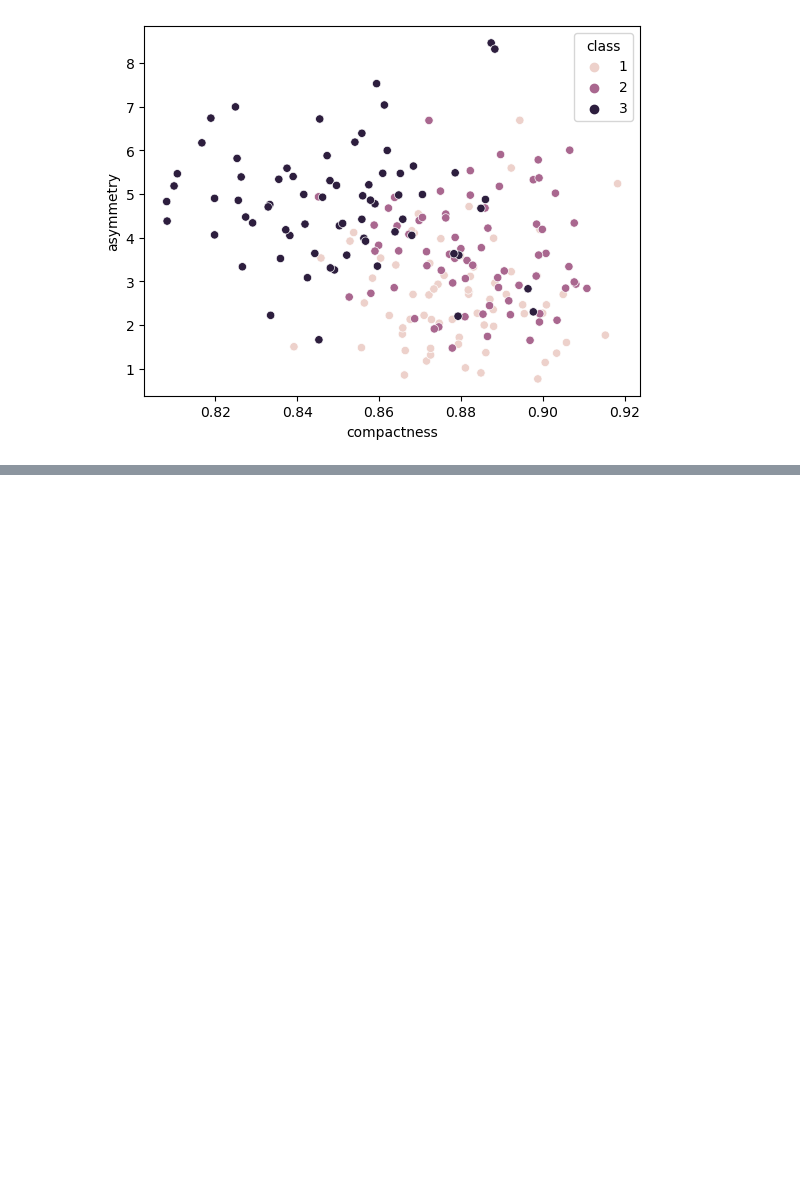
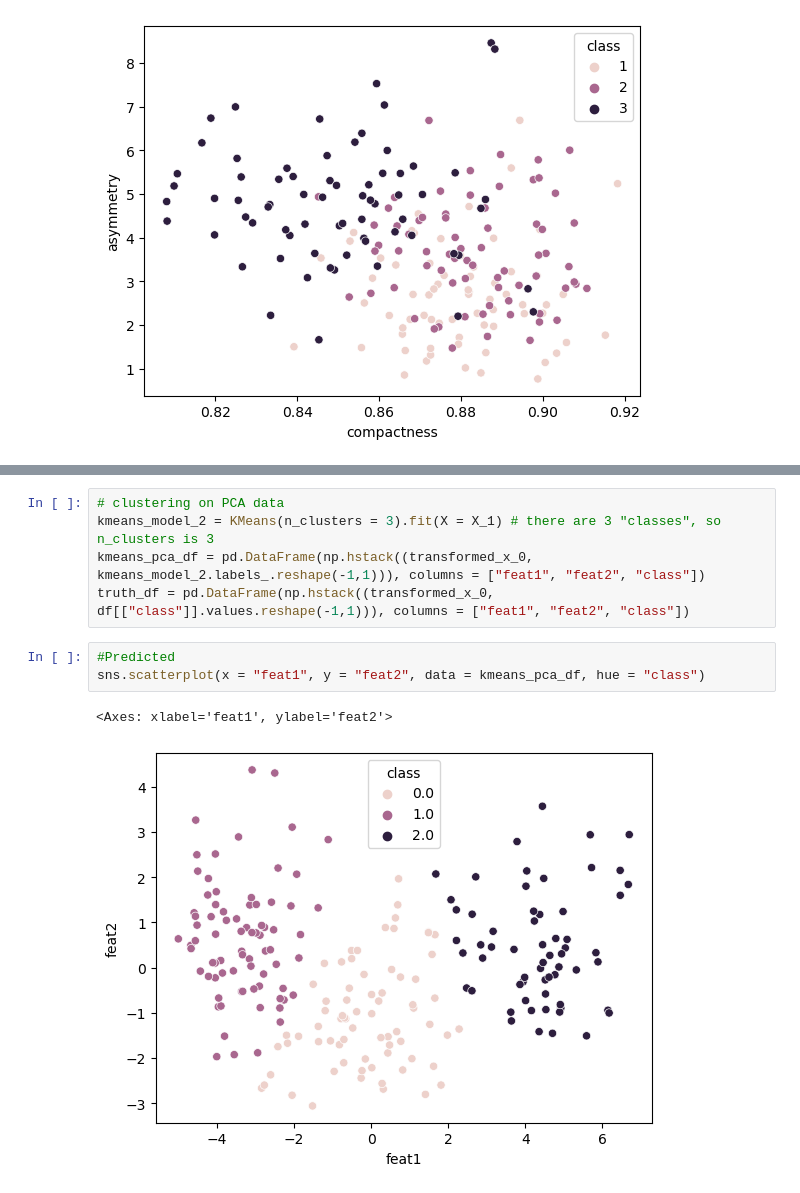
Before and after one commit to aswathr/ml_learn_fcc, a Jupyter notebook: 3_seeds.ipynb, the cells around one changed output, grey strips where cells are left out. Saved outputs shown, nothing was run; the diff lists cells and outputs as text; blank space fills up the shorter version.

```diff
--- a/3_seeds.ipynb
+++ b/3_seeds.ipynb
@@ -175,0 +194,11 @@ sns.scatterplot(x = x_0, y = x_1, data = df, hue = "class")
+# %%
+# clustering on PCA data
+kmeans_model_2 = KMeans(n_clusters = 3).fit(X = X_1) # there are 3 "classes", so n_clusters is 3
+kmeans_pca_df = pd.DataFrame(np.hstack((transformed_x_0, kmeans_model_2.labels_.reshape(-1,1))), columns = ["feat1", "feat2", "class"])
+truth_df = pd.DataFrame(np.hstack((transformed_x_0, df[["class"]].values.reshape(-1,1))), columns = ["feat1", "feat2", "class"])
+# %%
+#Predicted
+sns.scatterplot(x = "feat1", y = "feat2", data = kmeans_pca_df, hue = "class")
+# %% [output]
+<Axes: xlabel='feat1', ylabel='feat2'>
+[figure, added]
```
Also changed, not shown: parts of 8 cells of this notebook.
